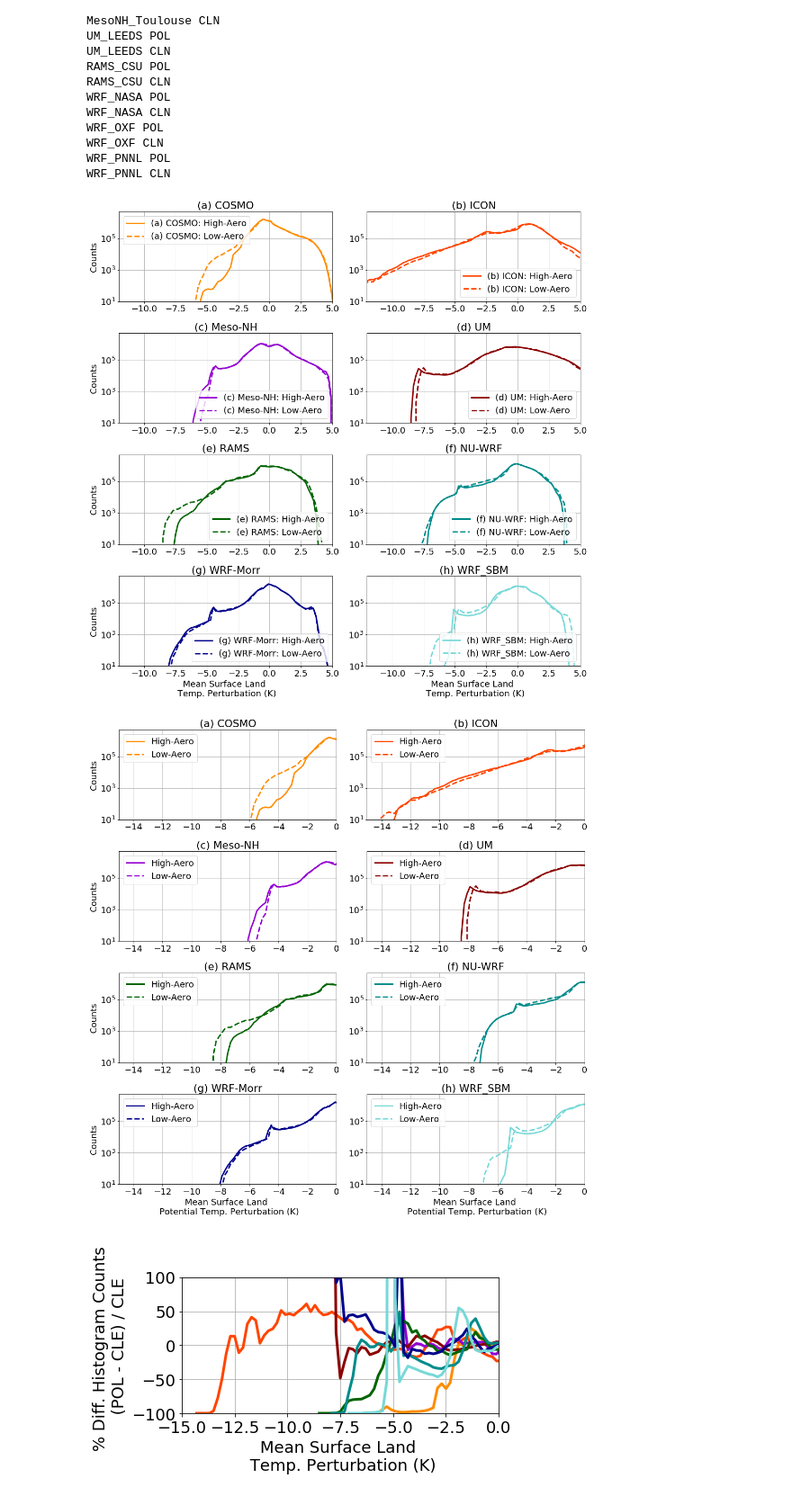
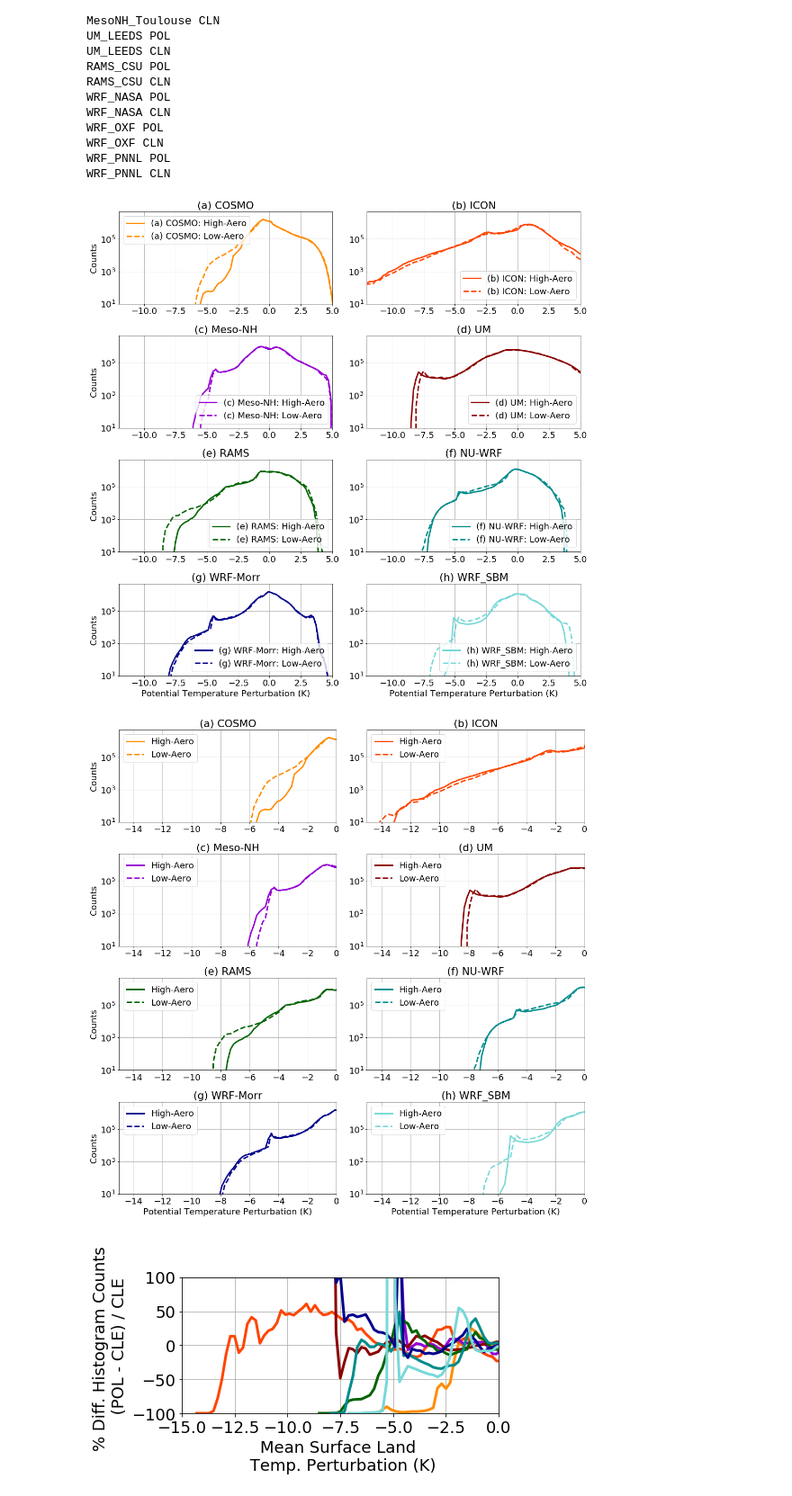
Before and after one commit to pjmarinescu/ACPC_MIP_BAMS, a Jupyter notebook: Cold_Pool_Perturbations.ipynb, the cells around one changed output. Shown at 90% size. Saved outputs shown, nothing was run; the diff lists cells and outputs as text; code cells hidden in the pictures.

```diff
--- a/Cold_Pool_Perturbations.ipynb
+++ b/Cold_Pool_Perturbations.ipynb
@@ -18,7 +20,7 @@ cases = ['POL','CLN']
 modelnames = ['(a) COSMO', '(b) ICON', '(c) Meso-NH', '(d) UM', '(e) RAMS', '(f) NU-WRF', '(g) WRF-Morr','(h) WRF_SBM']
 casenames = ['High-Aero', 'Low-Aero']
 pathname = '/gws/nopw/j04/acpc/houston_deep_convection/Processing/Save_Apr2020/Theta/'
-plotdir = './'
+plotdir = '/gws/nopw/j04/acpc/public/pmarin/BAMS/Figs_2024/'
 # %%
 base = datetime.datetime(2013,6,19,16,0,0)
 t_arr = np.array([base + datetime.timedelta(minutes=int(i*5)) for i in np.arange(0,145)])
@@ -69,7 +71,7 @@ for i in np.arange(0,len(models)):
     if cntm == 0:
         ax[cntc,cntm].set_ylabel('Counts')
     if cntc == 3:
-        ax[cntc,cntm].set_xlabel('Mean Surface Land \n Temp. Perturbation (K)')
+        ax[cntc,cntm].set_xlabel('Potential Temperature Perturbation (K)')
     cntm = cntm + 1
     if cntm == 2:
         cntc = cntc + 1; cntm = 0
@@ -78,39 +80,38 @@ plt.tight_layout()
 #plt.close()
 
 
 fig,ax = plt.subplots(4,2,figsize = (15,15))
 cntm = 0; cntc = 0
 for i in np.arange(0,len(models)):
     ax[cntc,cntm].plot(bin_mids,np.sum(hist[models[i],'POL',vname],axis=0),'-',color=color[models[i]],lw=3,label="High-Aero")
     ax[cntc,cntm].plot(bin_mids,np.sum(hist[models[i],'CLN',vname],axis=0),'--',color=color[models[i]],lw=3,label="Low-Aero")
     ax[cntc,cntm].set_xlim([-15,0])
     ax[cntc,cntm].set_yscale('log')
     ax[cntc,cntm].set_title(modelnames[i])
     ax[cntc,cntm].set_ylim([10,50E5])
     ax[cntc,cntm].legend()
     ax[cntc,cntm].grid()
     if cntm == 0:
         ax[cntc,cntm].set_ylabel('Counts')
     if cntc == 3:
-        ax[cntc,cntm].set_xlabel('Mean Surface Land \n Potential Temp. Perturbation (K)')
+        ax[cntc,cntm].set_xlabel('Potential Temperature Perturbation (K)')
     cntm = cntm + 1
     if cntm == 2:
         cntc = cntc + 1; cntm = 0
 plt.tight_layout()
 
-plotdir = '/gws/nopw/j04/acpc/public/pmarin/BAMS/Figs_2023/'
 savename = 'PubBC_ACPC_Theta_Pert_'+addsavename
 fig.tight_layout()
 fig.savefig(os.path.join(plotdir,savename+'.pdf'),dpi=300)
 fig.savefig(os.path.join(plotdir,savename+'.png'),dpi=300)
 fig.savefig(os.path.join(plotdir,savename+'.eps'),dpi=300)
 
-#plt.savefig('/Volumes/GoogleDrive/My Drive/Research_Projects/Presentations/2019/AGU/ACPC/Theta/'+vname+"_Perturbation_MeanSurfaceLand_PandC_TimeAccumulated_LT0"+addsavename+"_yaxischange.png")
-#plt.savefig(plotdir+vname+"_Perturbation_MeanSurfaceLand_PandC_TimeAccumulated_LT0_"+addsavename+".png")
+plt.savefig(plotdir+savename+".png")
+plt.savefig(plotdir+savename+".pdf")
 #plt.close()
 # %% [output]
-[figure, old version]
+[figure, new version]
-[figure, old version]
+[figure, new version]
 # %%
 fig,ax = plt.subplots(1,1,figsize = (7,4))
 cntm = 0; cntc = 0
```
Also changed, not shown: parts of 1 cell of this notebook, 2 other files.
